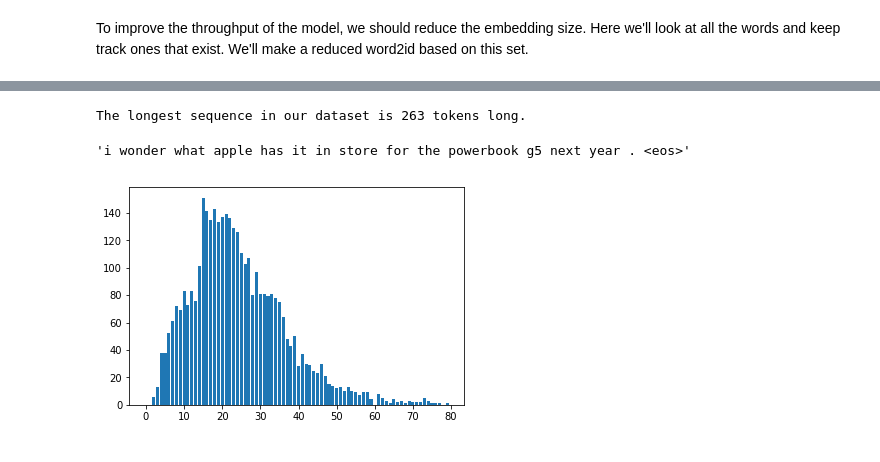
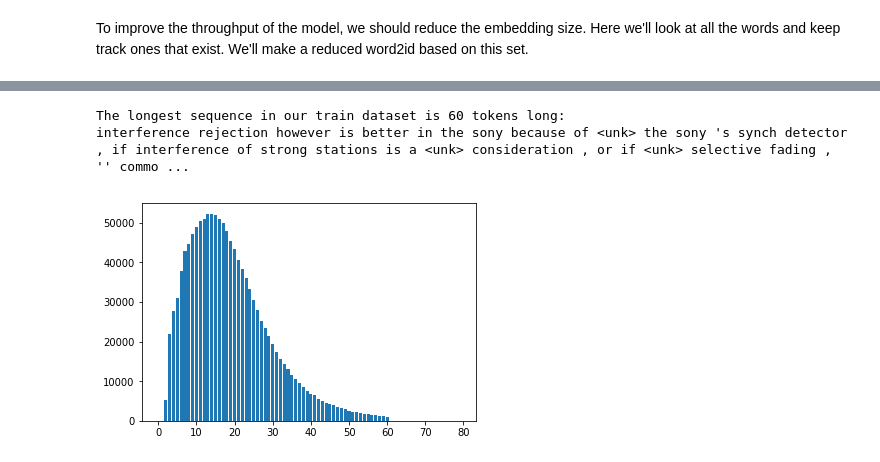
Before and after one commit to thien/iso, a Jupyter notebook: code/Data Preprocessing.ipynb, the cells around one changed output, grey strips where cells are left out. Cells and saved outputs as stored; diff of their text form; code cells hidden in the pictures.

```diff
--- a/code/Data Preprocessing.ipynb
+++ b/code/Data Preprocessing.ipynb
@@ -191,7 +179,7 @@ def handleItem(itemID, dataset=dataset, printDebug=False):
 
         for i in range(len(formatted)-1):
             # add the conditioning variable to the input. the output value does not have the conditioning variable.
-            reviews.append([identity + formatted[i], formatted[i+1]])
+            reviews.append([formatted[i], formatted[i+1]])
             if printDebug:
                 print(reviews[-1][0], "->", reviews[-1][1])
         if printDebug:
@@ -398,21 +386,31 @@ def entriesToWordIDs(group):
 train = entriesToWordIDs(train)
 validation = entriesToWordIDs(validation)
 # %%
-sizes = {}
-for i in range(len(train)):
-    row = train[i]
-    for seq in row:
-        length = len(seq)
-        if length not in sizes:
-            sizes[length] = []
-        sizes[length].append(i)
+def getLongestSeq(dataset,datatype="train"):
+    sizes = {}
+    for i in range(len(dataset)):
+        row = dataset[i]
+        for seq in row:
+            length = len(seq)
+            if length not in sizes:
+                sizes[length] = []
+            sizes[length].append(i)
 
-seqlengths = list(sorted(sizes.keys(), key=lambda x: len(sizes[x]), reverse=True))
-print("The longest sequence in our dataset is",max(seqlengths),"tokens long.")
+    seqlengths = list(sorted(sizes.keys(), key=lambda x: len(sizes[x]), reverse=True))
+    print("The longest sequence in our "+datatype+" dataset is",max(seqlengths),"tokens long:")
+
+
+    seq_longest_id = sizes[max(seqlengths)][0]
+
+    print(" ".join([IDToWord(x) for x in dataset[seq_longest_id][1][1:]]))
+
+    # used for charting purposes
+    for i in range(1709):
+        if i not in sizes:
+            sizes[i] = []
+
+    # plot histogram of sequence lengths
+    ents = [x for x in range(0,80)]
+    bins = [len(sizes[x]) for x in ents]
+    plt.bar(ents,bins)
+    plt.show()
-# %% [output]
-The longest sequence in our dataset is 263 tokens long.
-# %%
-# print the longest sequence.
-" ".join([IDToWord(x) for x in train[sizes[max(seqlengths)][0]][1][1:]])
-# %% [output]
-'i wonder what apple has it in store for the powerbook g5 next year . <eos>'
@@ -424,8 +417,6 @@ for i in range(1709):
-# %%
-# plot histogram of sequence lengths
-ents = [x for x in range(0,80)]
-bins = [len(sizes[x]) for x in ents]
-plt.bar(ents,bins)
-plt.show()
-# %% [output]
-[figure, removed]
+# %%
+getLongestSeq(train,datatype="train")
+# %% [output]
+The longest sequence in our train dataset is 60 tokens long:
+interference rejection however is better in the sony because of <unk> the sony 's synch detector , if interference of strong stations is a <unk> consideration , or if <unk> selective fading , '' commo ...
+[figure, added]
```
Also changed, not shown: parts of 29 cells of this notebook.
